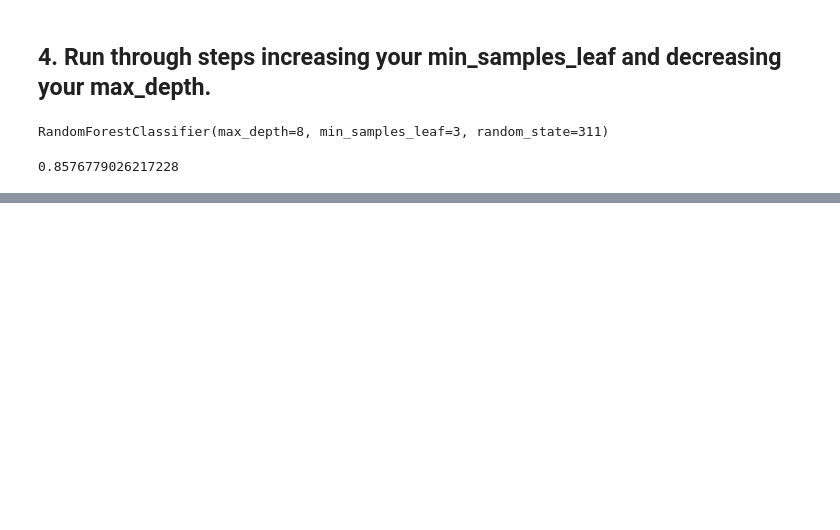
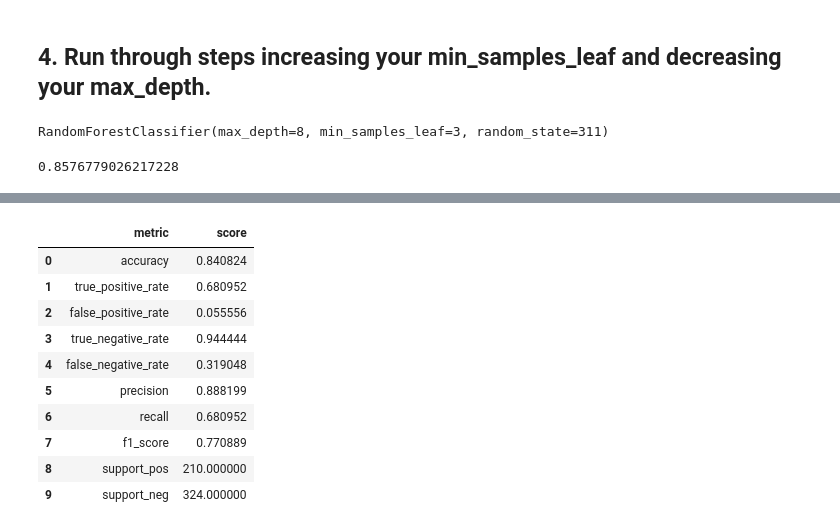
Before and after one commit to elizabethswarren/classification-exercises, a Jupyter notebook: random_forests.ipynb, the cells around one changed output, grey strips where cells are left out. Cells and saved outputs as stored; diff of their text form; code cells hidden in the pictures; blank space fills up the shorter version.

Commit message:
Complete random forests exercises

```diff
--- a/random_forests.ipynb
+++ b/random_forests.ipynb
@@ -149,7 +109,7 @@ rf = RandomForestClassifier(bootstrap=True,
                            max_depth=8,
                            random_state=311)
 # %%
-rf.fit(x_train, y_train)
+rf3.fit(x_train, y_train)
 # %% [output]
 RandomForestClassifier(max_depth=8, min_samples_leaf=3, random_state=311)
 # %%
@@ -184,2 +144,13 @@ prepare.evaluate_clf(rf, x_train, y_train, y_pred)
  8          support_pos  210.000000
  9          support_neg  324.000000)
+# %%
+# Random forest with sample leaf at 5
+rf5 = RandomForestClassifier(bootstrap=True,
+                           class_weight=None,
+                           criterion='gini',
+                           min_samples_leaf=5,
+                           n_estimators=100,
+                           max_depth=8,
+                           random_state=311)
+# %%
+rf5.fit(x_train, y_train)
@@ -185,0 +163,4 @@ prepare.evaluate_clf(rf, x_train, y_train, y_pred)
+# %%
+y_pred5 = rf5.predict(x_train)
+
+y_predict_proba5 = rf5.predict_proba(x_train)
@@ -185,0 +190,15 @@ prepare.evaluate_clf(rf, x_train, y_train, y_pred)
+# %%
+cm5 = cm3 = confusion_matrix(y_train, y_pred5)
+prepare.get_cm_metrics(cm5)
+# %% [output]
+|  | metric | score |
+| 0 | accuracy | 0.840824 |
+| 1 | true_positive_rate | 0.680952 |
+| 2 | false_positive_rate | 0.055556 |
+| 3 | true_negative_rate | 0.944444 |
+| 4 | false_negative_rate | 0.319048 |
+| 5 | precision | 0.888199 |
+| 6 | recall | 0.680952 |
+| 7 | f1_score | 0.770889 |
+| 8 | support_pos | 210.000000 |
+| 9 | support_neg | 324.000000 |
```
Also changed, not shown: parts of 17 cells of this notebook.
